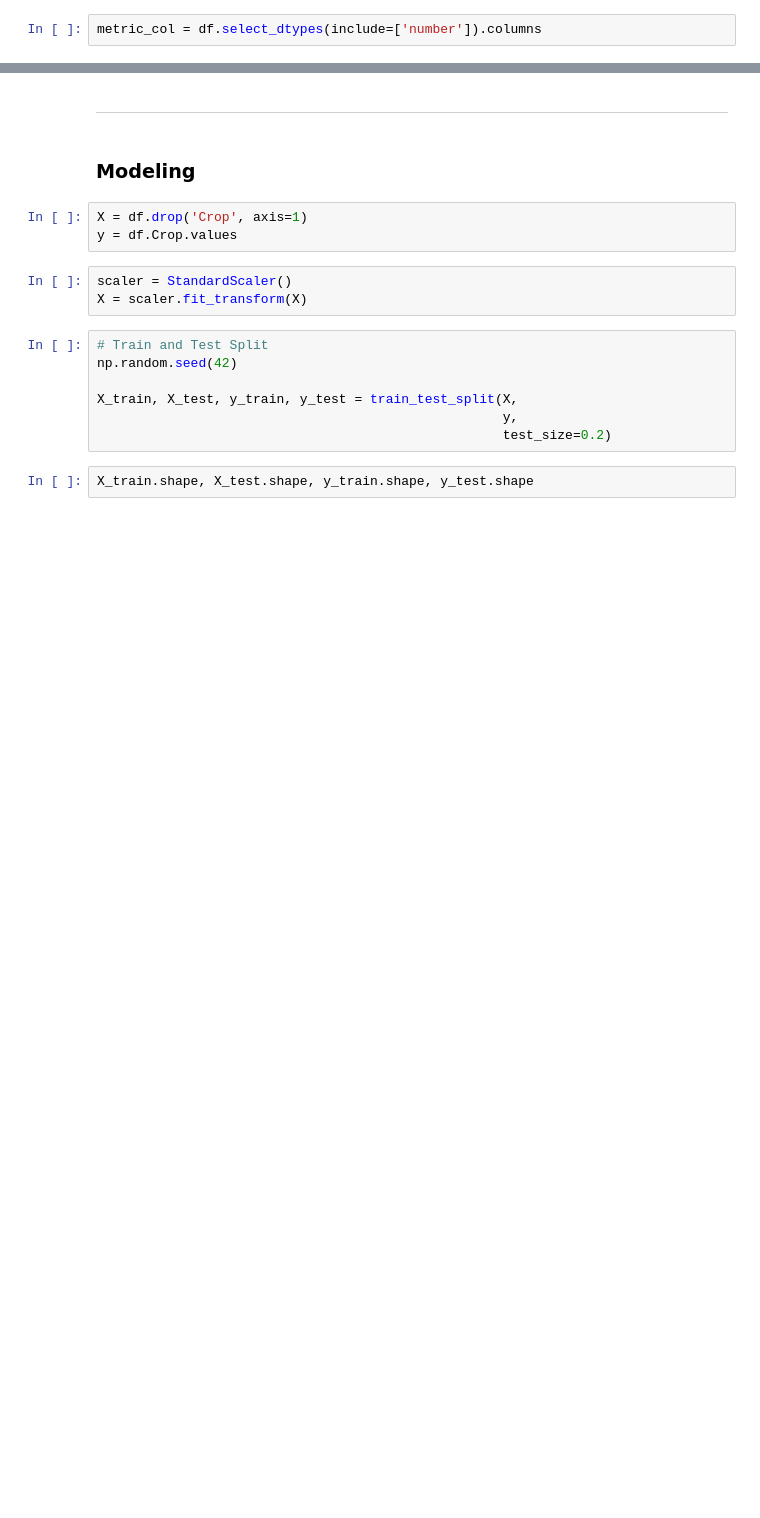
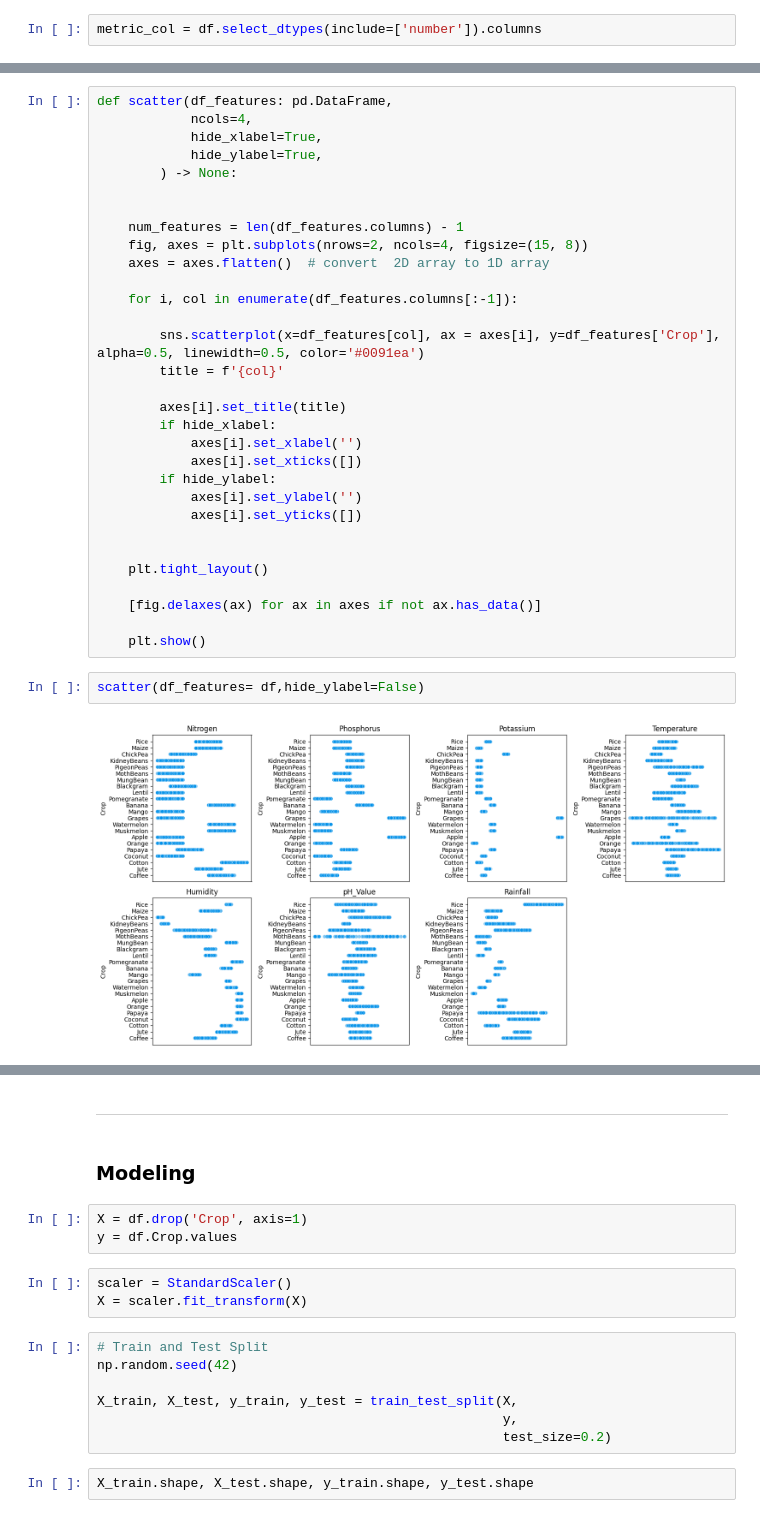
Before and after one commit to Unizomby/portfolio, a Jupyter notebook: projects/crop/crop_classification3.ipynb, the cells around one changed output, grey strips where cells are left out. Saved outputs shown, nothing was run; the diff lists cells and outputs as text; blank space fills up the shorter version.

```diff
--- a/projects/crop/crop_classification3.ipynb
+++ b/projects/crop/crop_classification3.ipynb
@@ -152,0 +268,35 @@ metric_col = df.select_dtypes(include=['number']).columns
+# %%
+def scatter(df_features: pd.DataFrame,
+            ncols=4,
+            hide_xlabel=True,
+            hide_ylabel=True,
+        ) -> None:
+
+
+    num_features = len(df_features.columns) - 1
+    fig, axes = plt.subplots(nrows=2, ncols=4, figsize=(15, 8))
+    axes = axes.flatten()  # convert  2D array to 1D array
+
+    for i, col in enumerate(df_features.columns[:-1]):
+
+        sns.scatterplot(x=df_features[col], ax = axes[i], y=df_features['Crop'], alpha=0.5, linewidth=0.5, color='#0091ea')
+        title = f'{col}'
+
+        axes[i].set_title(title)
+        if hide_xlabel:
+            axes[i].set_xlabel('')
+            axes[i].set_xticks([])
+        if hide_ylabel:
+            axes[i].set_ylabel('')
+            axes[i].set_yticks([])
+
+
+    plt.tight_layout()
+
+    [fig.delaxes(ax) for ax in axes if not ax.has_data()]
+
+    plt.show()
+# %%
+scatter(df_features= df,hide_ylabel=False)
+# %% [output]
+[figure, added]
```
Also changed, not shown: parts of 11 cells of this notebook, 1 other file.
